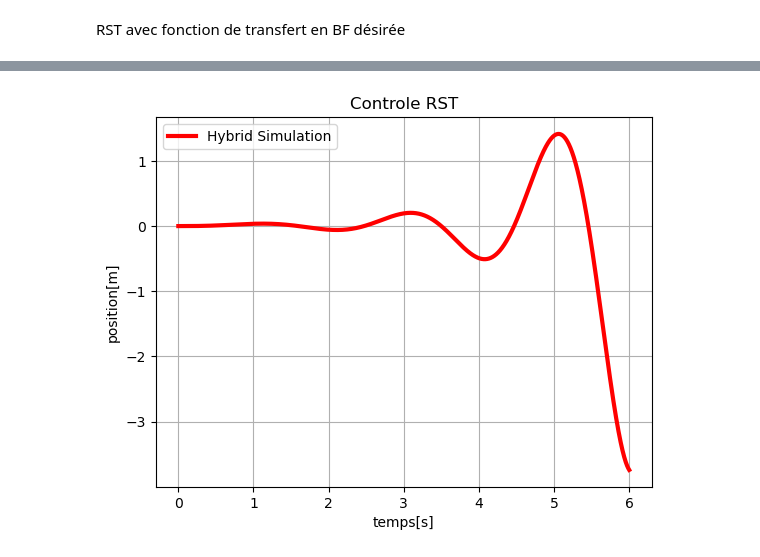
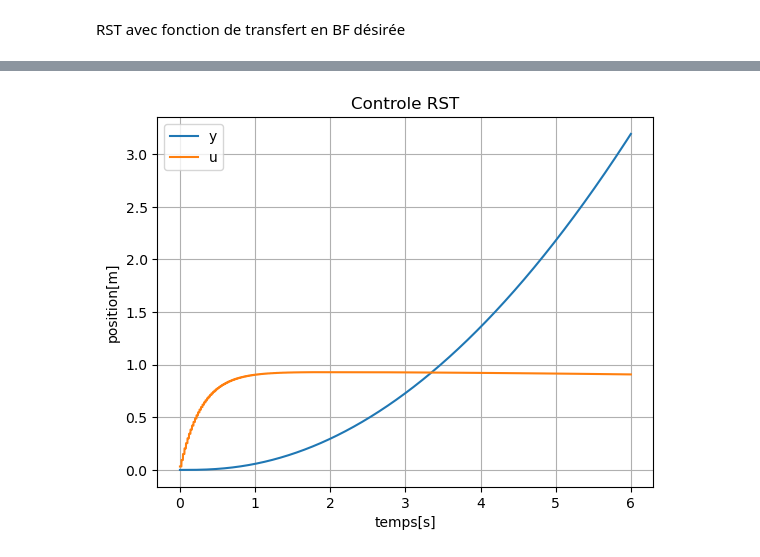
Before and after one commit to Bababoey123/PythonDiscreteControl, a Jupyter notebook: PythonDiscreteLib.ipynb, the cells around one changed output, grey strips where cells are left out. Cells and saved outputs as stored; diff of their text form; code cells hidden in the pictures.

```diff
--- a/PythonDiscreteLib.ipynb
+++ b/PythonDiscreteLib.ipynb
@@ -360,24 +369,17 @@ FF: 110.9216 | FB: -3.6981 | u_before_S: 37091.5047
 # %%
 plt.figure()
-
-plt.plot(
-    logger_rst_test.t_hist,
-    logger_rst_test.y_hist,
-    color='red',
-    linewidth=3,
-    linestyle='-',
-    label="Hybrid Simulation"
-)
+plt.plot(logger_rst_test.t_hist, logger_rst_test.y_hist, label="y")
+plt.plot(logger_rst_test.t_hist, logger_rst_test.u_hist, label="u")
 
 plt.title("Controle RST")
 plt.grid()
 plt.legend()
 plt.xlabel('temps[s]')
 plt.ylabel('position[m]')
 
 #plt.savefig('Réponse_Indicielle_PID.png')
 plt.show()
 # %% [output]
-[figure, old version]
+[figure, new version]
 # %%
 utils.as_csv('RSTLog',logger_rst_test)
```
Also changed, not shown: parts of 8 cells of this notebook, 4 other files.
